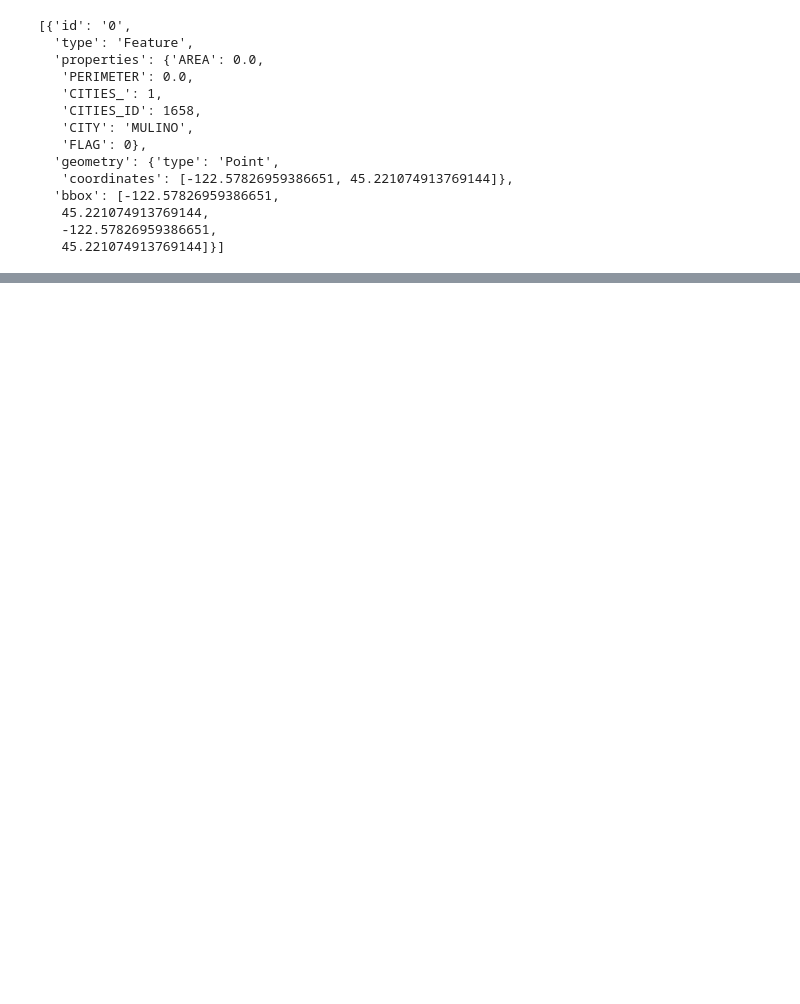
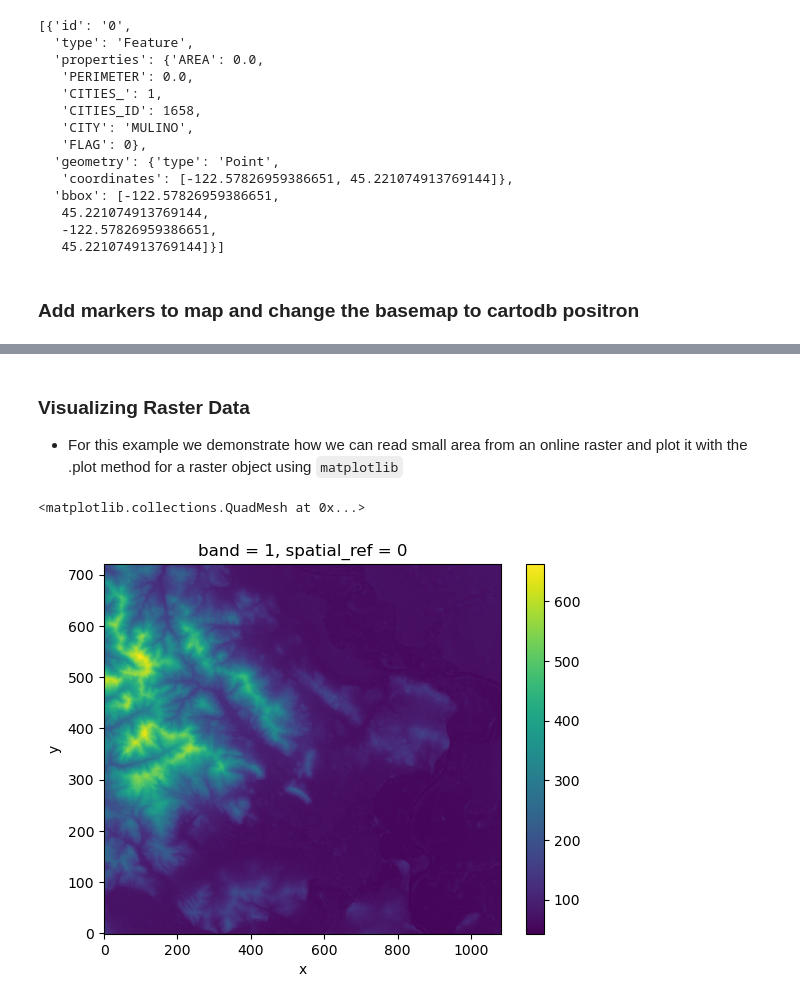
Before and after one commit to USEPA/Python_OpenSource_GIS, a Jupyter notebook: Python_OpenSource_GIS.ipynb, the cells around one changed output, grey strips where cells are left out. Saved outputs shown, nothing was run; the diff lists cells and outputs as text; code cells hidden in the pictures; blank space fills up the shorter version.

```diff
--- a/Python_OpenSource_GIS.ipynb
+++ b/Python_OpenSource_GIS.ipynb
@@ -193,6 +190,8 @@ cities_gjson.data.get('features')[0:1]
    45.221074913769144,
    -122.57826959386651,
    45.221074913769144]}]
+# %% [markdown]
+### Add markers to map and change the basemap to cartodb positron
 # %%
 # Create a Map instance
 m = folium.Map(
@@ -209,3 +208,37 @@ cities_gjson.add_to(m)
 m
 # %% [output]
 [interactive output not drawn]
+# %% [markdown]
+### Visualizing Raster Data
+
+- For this example we demonstrate how we can read small area from an online raster and plot it with the .plot method for a raster object using `matplotlib`
+# %%
+from shapely.geometry import box
+from rioxarray import open_rasterio
+
+cog_url = 'https://opentopography.s3.sdsc.edu/raster/SRTM_GL1/SRTM_GL1_srtm.vrt'
+# %%
+chunk1 = open_rasterio(
+    filename=cog_url,
+    chunks='auto',
+    parse_coordinates=False,
+    masked=True
+).rio.clip_box(minx=-123.38,
+    miny=44.58,
+    maxx=-123.08,
+    maxy=44.78)
+
+chunk2 = open_rasterio(
+    filename=cog_url,
+    chunks='auto',
+    parse_coordinates=False,
+    masked=True
+).rio.clip_box(minx=-122.38,
+    miny=45.58,
+    maxx=-122.08,
+    maxy=45.78)
+# %%
+chunk1.plot()
+# %% [output]
+<matplotlib.collections.QuadMesh at 0x...>
+[figure, added]
```
Also changed, not shown: parts of 16 cells of this notebook, 1 other file.
